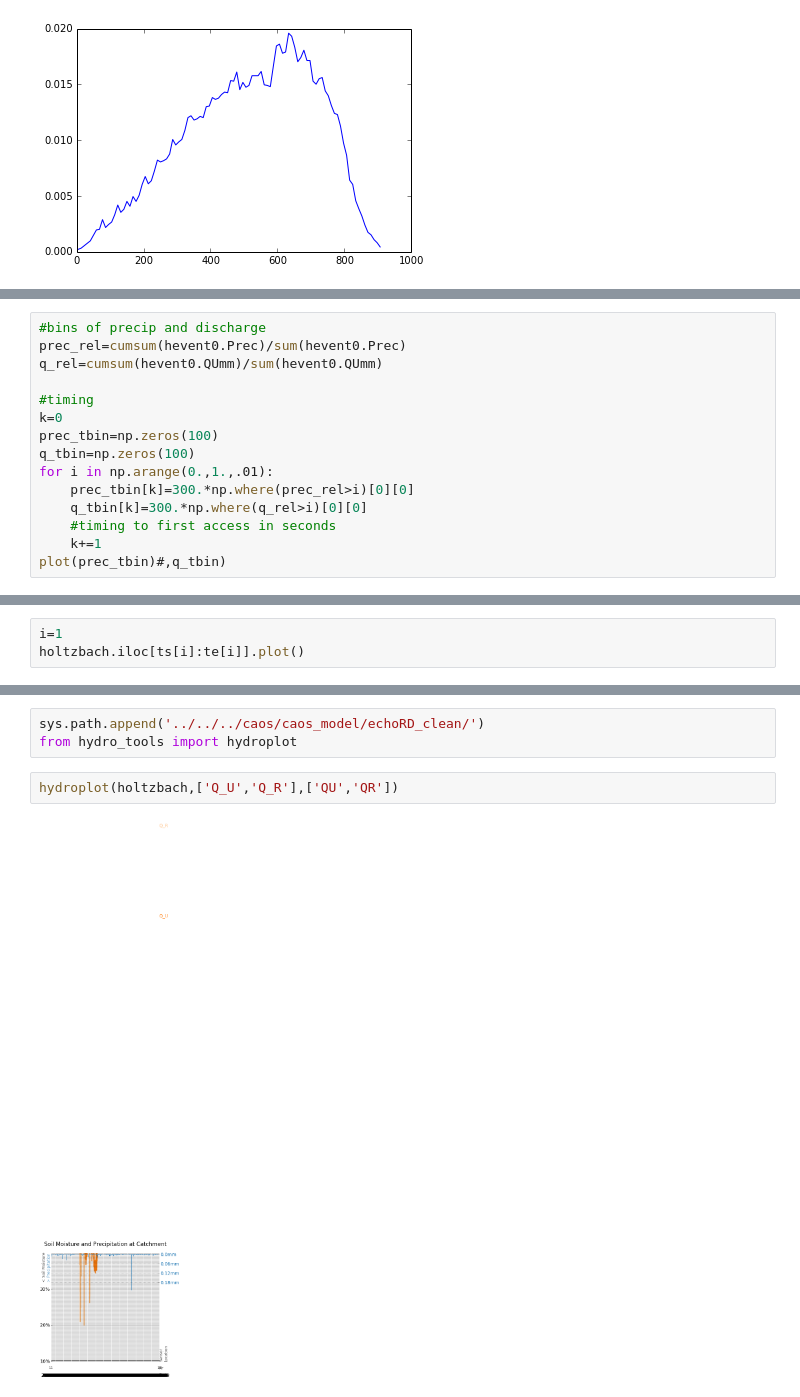
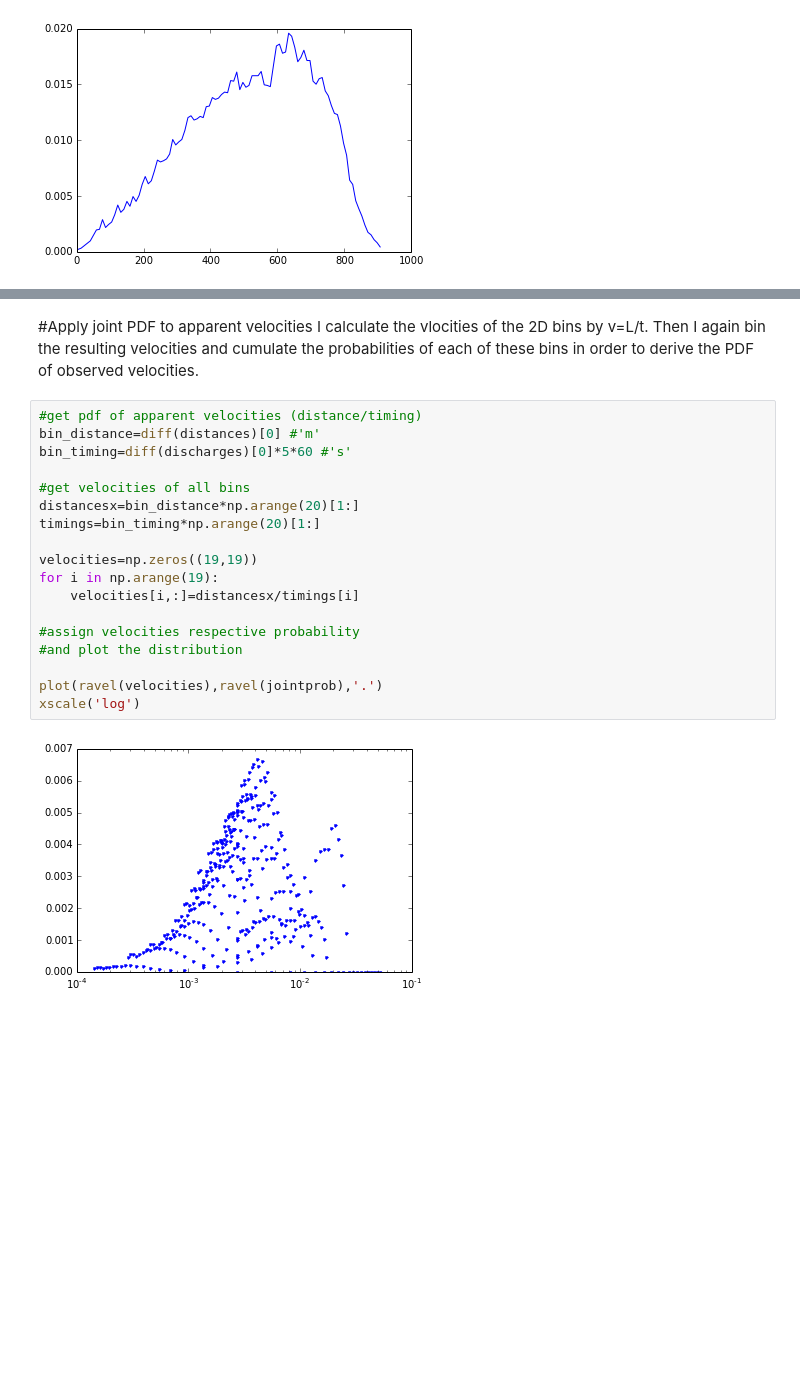
Before and after one commit to cojacoo/caos_py, a Jupyter notebook: Catchment_Response_Holtzbach.ipynb, the cells around one changed output, grey strips where cells are left out. Saved outputs shown, nothing was run; the diff lists cells and outputs as text; blank space fills up the shorter version.

Commit message:
Update Catchment_Response_Holtzbach.ipynb
Now it should be correct.

```diff
--- a/Catchment_Response_Holtzbach.ipynb
+++ b/Catchment_Response_Holtzbach.ipynb
@@ -214,15 +228,0 @@ marginalplot(jointprob,diff(cumprob_dist),diff(cumprob_Q))
-# %%
-#bins of precip and discharge
-prec_rel=cumsum(hevent0.Prec)/sum(hevent0.Prec)
-q_rel=cumsum(hevent0.QUmm)/sum(hevent0.QUmm)
-
-#timing
-k=0
-prec_tbin=np.zeros(100)
-q_tbin=np.zeros(100)
-for i in np.arange(0.,1.,.01):
-    prec_tbin[k]=300.*np.where(prec_rel>i)[0][0]
-    q_tbin[k]=300.*np.where(q_rel>i)[0][0]
-    #timing to first access in seconds
-    k+=1
-plot(prec_tbin)#,q_tbin)
@@ -313,3 +228,0 @@ array([  1635.,   2161.,   3742.,   9452.,  11395.])
-# %%
-i=1
-holtzbach.iloc[ts[i]:te[i]].plot()
@@ -323,7 +229,23 @@ holtzbach.iloc[ts[i]:te[i]].plot()
-# %%
-sys.path.append('../../../caos/caos_model/echoRD_clean/')
-from hydro_tools import hydroplot
-# %%
-hydroplot(holtzbach,['Q_U','Q_R'],['QU','QR'])
-# %% [output]
-[figure, removed]
+# %% [markdown]
+#Apply joint PDF to apparent velocities
+I calculate the vlocities of the 2D bins by v=L/t. Then I again bin the resulting velocities and cumulate the probabilities of each of these bins in order to derive the PDF of observed velocities.
+# %%
+#get pdf of apparent velocities (distance/timing)
+bin_distance=diff(distances)[0] #'m'
+bin_timing=diff(discharges)[0]*5*60 #'s'
+
+#get velocities of all bins
+distancesx=bin_distance*np.arange(20)[1:]
+timings=bin_timing*np.arange(20)[1:]
+
+velocities=np.zeros((19,19))
+for i in np.arange(19):
+    velocities[i,:]=distancesx/timings[i]
+
+#assign velocities respective probability
+#and plot the distribution
+
+plot(ravel(velocities),ravel(jointprob),'.')
+xscale('log')
+# %% [output]
+[figure, added]
```
Also changed, not shown: parts of 26 cells of this notebook.
